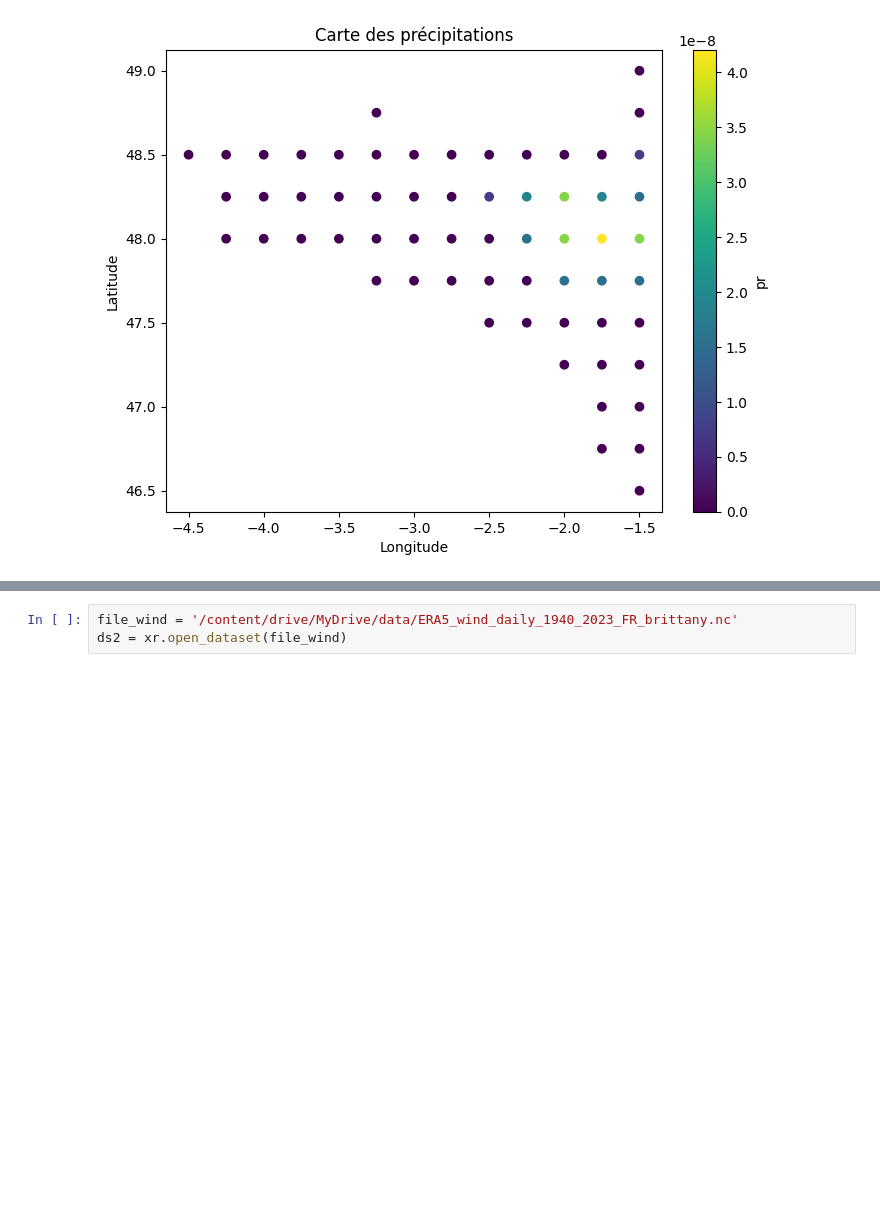
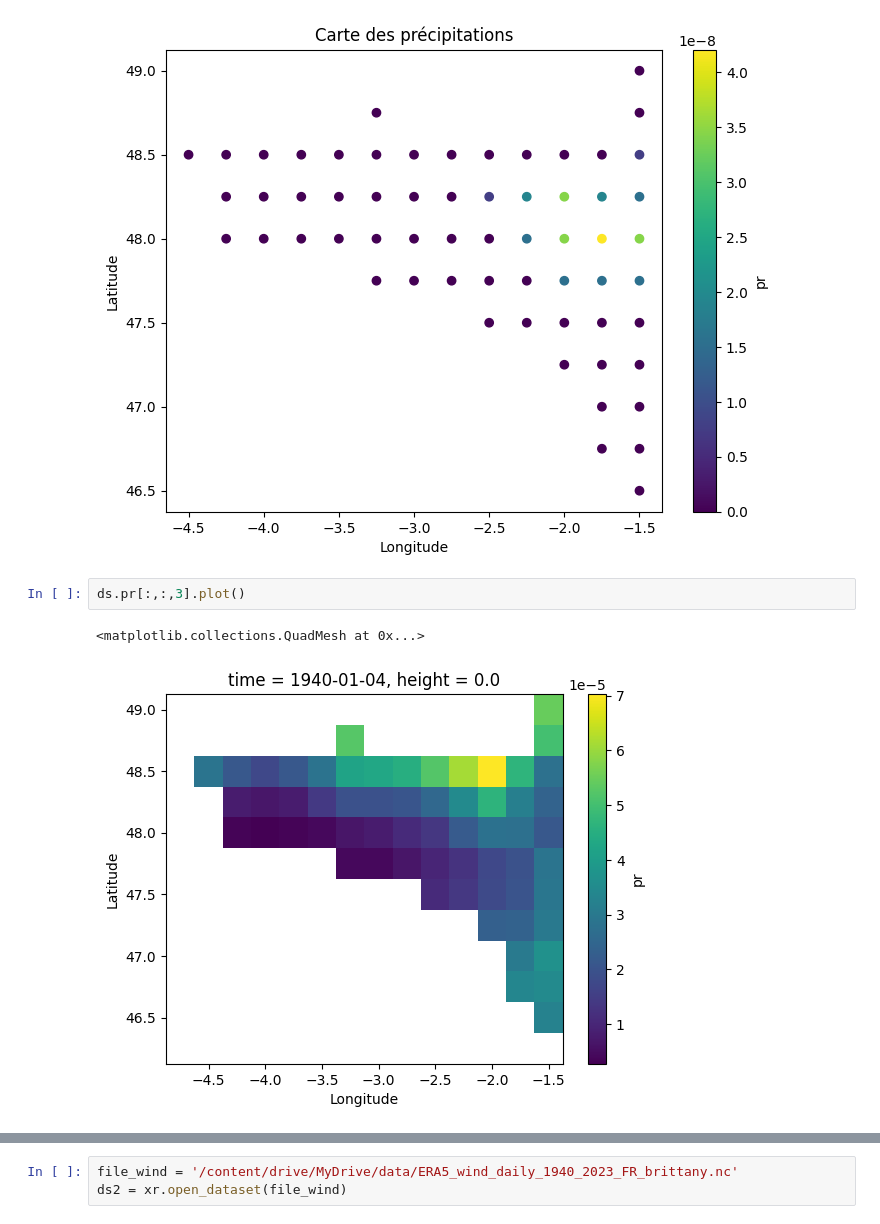
Before and after one commit to Faza20-lab/Projet_stats, a Jupyter notebook: Projet_stats.ipynb, the cells around one changed output, grey strips where cells are left out. Cells and saved outputs as stored; diff of their text form; blank space fills up the shorter version.

```diff
--- a/Projet_stats.ipynb
+++ b/Projet_stats.ipynb
@@ -144,3 +118,8 @@ plt.title("Carte des précipitations")
 plt.show()
 # %% [output]
 [figure]
+# %%
+ds.pr[:,:,3].plot()
+# %% [output]
+<matplotlib.collections.QuadMesh at 0x...>
+[figure, added]
```
Also changed, not shown: parts of 66 cells of this notebook.
